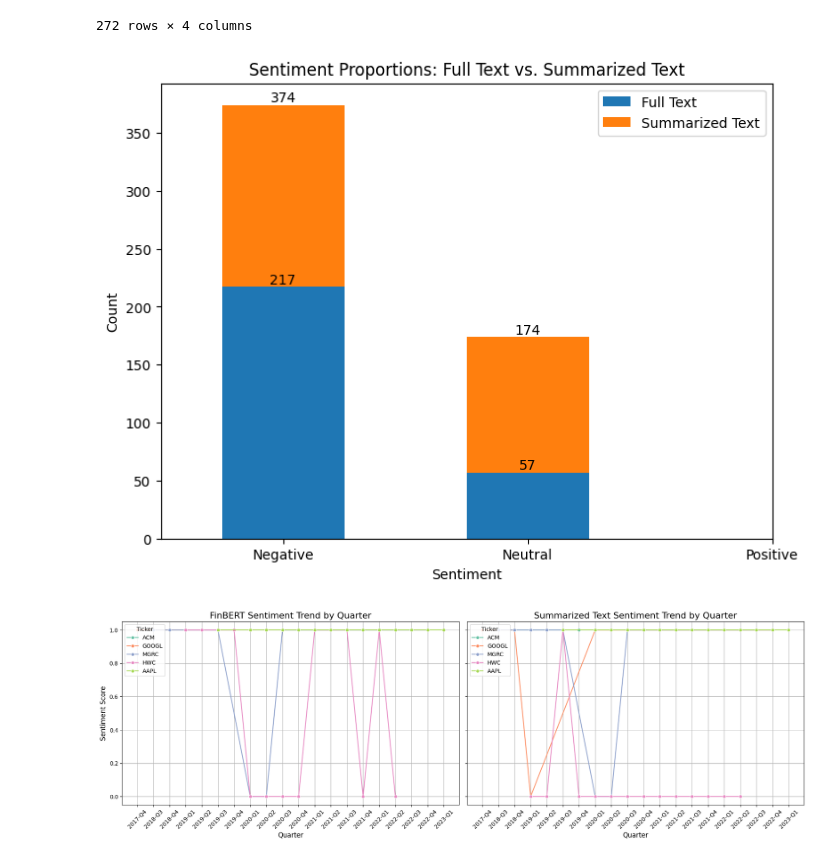
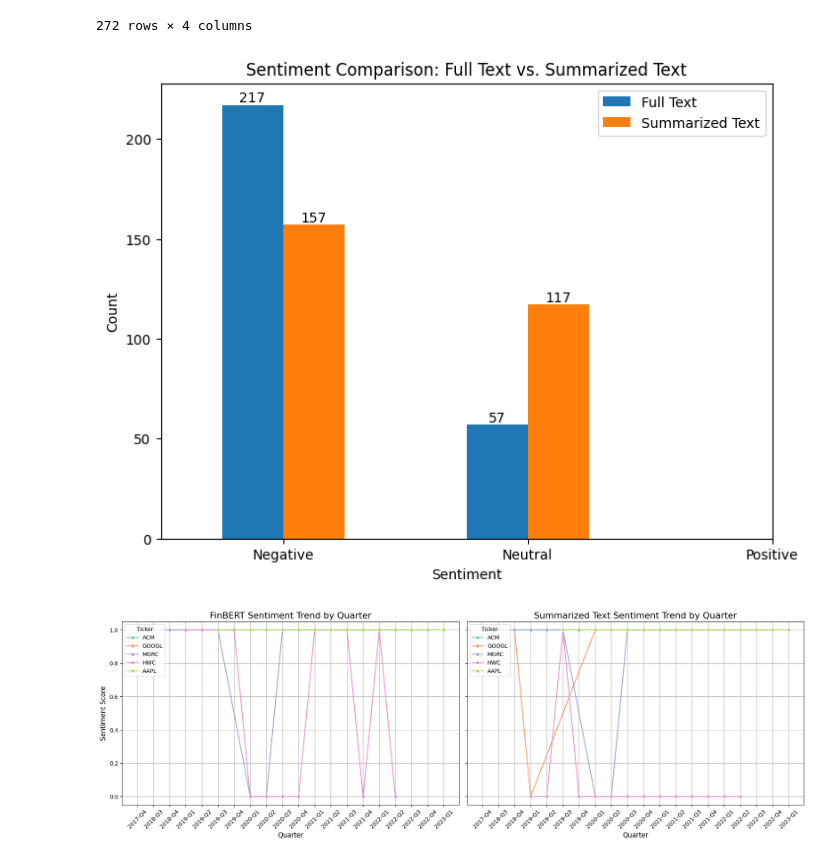
Before and after one commit to aanastasova/AI-Seminar-Project, a Jupyter notebook: TopTickersSentAnalysisEDA.ipynb, the cells around one changed output. Saved outputs shown, nothing was run; the diff lists cells and outputs as text; code cells hidden in the pictures.

```diff
--- a/TopTickersSentAnalysisEDA.ipynb
+++ b/TopTickersSentAnalysisEDA.ipynb
@@ -427,7 +428,7 @@ KeyboardInterrupt:
 # %% [markdown]
 **I did the sentiment analysis in a diff notebook so I upload the file here only**
 # %%
-transcripts_data_top20 = pd.read_csv("top20tickersSentAnal.csv")
+transcripts_data_top20 = pd.read_csv("top20tickersSentAnal.csv", index_col=0).reset_index(drop=True)
 # %%
 transcripts_data_top20
 # %% [output]
@@ -466,31 +467,31 @@ sentiment_over_time
 # %%
 # Create sentiment counts for full and summarized text
 full_text_sentiment_counts = transcripts_data_top20['finbert_sentiment'].value_counts()
 summarized_sentiment_counts = transcripts_data_top20['key_sentences_sentiment'].value_counts()
 
 # Combine into a DataFrame for easier plotting
 sentiment_counts = pd.DataFrame({
     'Full Text': full_text_sentiment_counts,
     'Summarized Text': summarized_sentiment_counts
 }).fillna(0)
 
-# Plot the bar chart
-ax = sentiment_counts.plot(kind='bar', stacked=True, figsize=(8, 6))
+# Plot the bar chart with sentiment categories on the x-axis
+ax = sentiment_counts.plot(kind='bar', figsize=(8, 6))
 
 # Add annotations (numbers) on top of the bars
 for container in ax.containers:
     ax.bar_label(container, label_type='edge', fontsize=10)
 
 # Add title and labels
-plt.title('Sentiment Proportions: Full Text vs. Summarized Text')
+plt.title('Sentiment Comparison: Full Text vs. Summarized Text')
 plt.xlabel('Sentiment')
 plt.ylabel('Count')
 plt.xticks(ticks=[0, 1, 2], labels=['Negative', 'Neutral', 'Positive'], rotation=0)
 
 # Show the plot
 plt.show()
 # %% [output]
-[figure, old version]
+[figure, new version]
 # %%
 top_tickers = sentiment_over_time['ticker'].value_counts().head(5).index
 sentiment_over_time_filtered = sentiment_over_time[sentiment_over_time['ticker'].isin(top_tickers)]
```
Also changed, not shown: parts of 3 cells of this notebook.
